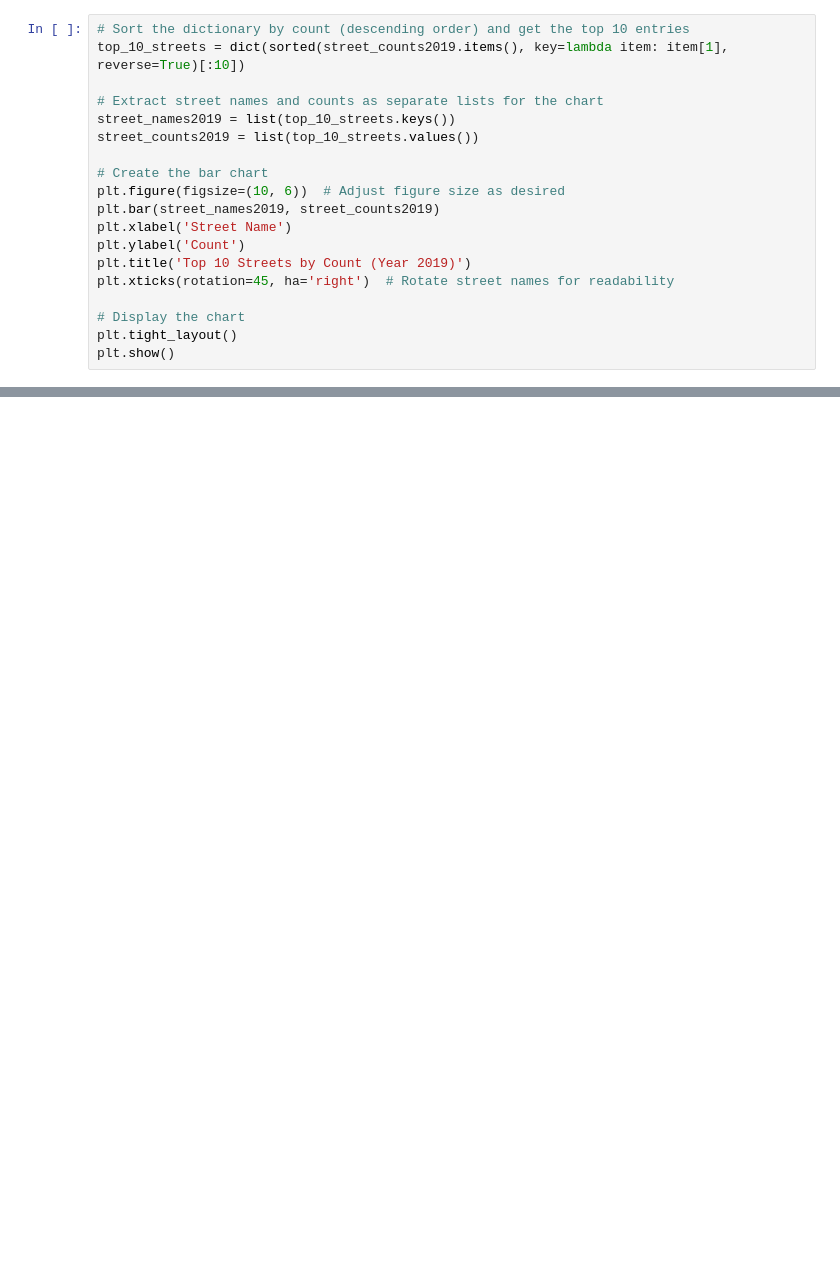
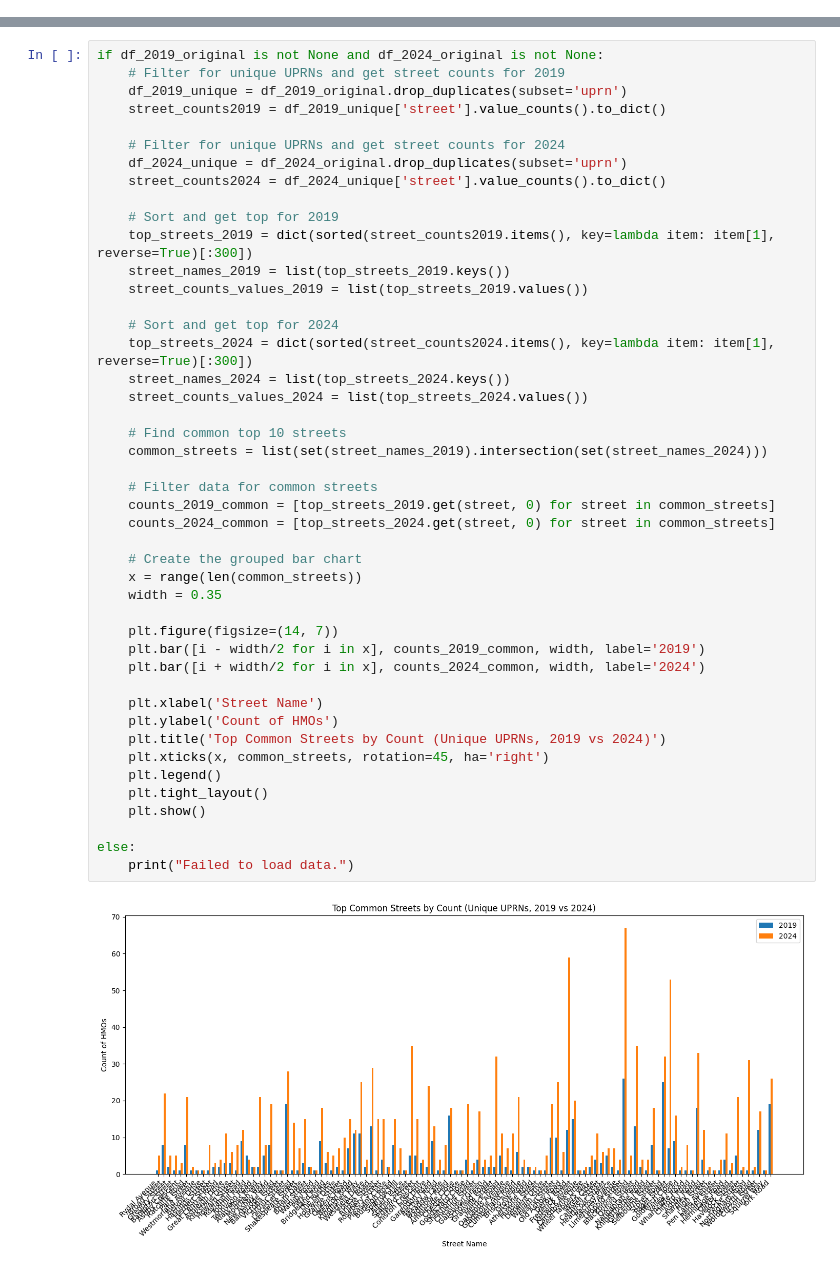
Before and after one commit to KoalaGeo/HMO_Registry_Notebooks, a Jupyter notebook: HMO_2019_2024_Loughborough.ipynb, the cells around one changed output, grey strips where cells are left out. Saved outputs shown, nothing was run; the diff lists cells and outputs as text; blank space fills up the shorter version.

```diff
--- a/HMO_2019_2024_Loughborough.ipynb
+++ b/HMO_2019_2024_Loughborough.ipynb
@@ -212,19 +38,0 @@ Keswick Avenue       1
-# %%
-# Sort the dictionary by count (descending order) and get the top 10 entries
-top_10_streets = dict(sorted(street_counts2019.items(), key=lambda item: item[1], reverse=True)[:10])
-
-# Extract street names and counts as separate lists for the chart
-street_names2019 = list(top_10_streets.keys())
-street_counts2019 = list(top_10_streets.values())
-
-# Create the bar chart
-plt.figure(figsize=(10, 6))  # Adjust figure size as desired
-plt.bar(street_names2019, street_counts2019)
-plt.xlabel('Street Name')
-plt.ylabel('Count')
-plt.title('Top 10 Streets by Count (Year 2019)')
-plt.xticks(rotation=45, ha='right')  # Rotate street names for readability
-
-# Display the chart
-plt.tight_layout()
-plt.show()
@@ -232,0 +153,47 @@ plt.show()
+# %%
+if df_2019_original is not None and df_2024_original is not None:
+    # Filter for unique UPRNs and get street counts for 2019
+    df_2019_unique = df_2019_original.drop_duplicates(subset='uprn')
+    street_counts2019 = df_2019_unique['street'].value_counts().to_dict()
+
+    # Filter for unique UPRNs and get street counts for 2024
+    df_2024_unique = df_2024_original.drop_duplicates(subset='uprn')
+    street_counts2024 = df_2024_unique['street'].value_counts().to_dict()
+
+    # Sort and get top for 2019
+    top_streets_2019 = dict(sorted(street_counts2019.items(), key=lambda item: item[1], reverse=True)[:300])
+    street_names_2019 = list(top_streets_2019.keys())
+    street_counts_values_2019 = list(top_streets_2019.values())
+
+    # Sort and get top for 2024
+    top_streets_2024 = dict(sorted(street_counts2024.items(), key=lambda item: item[1], reverse=True)[:300])
+    street_names_2024 = list(top_streets_2024.keys())
+    street_counts_values_2024 = list(top_streets_2024.values())
+
+    # Find common top 10 streets
+    common_streets = list(set(street_names_2019).intersection(set(street_names_2024)))
+
+    # Filter data for common streets
+    counts_2019_common = [top_streets_2019.get(street, 0) for street in common_streets]
+    counts_2024_common = [top_streets_2024.get(street, 0) for street in common_streets]
+
+    # Create the grouped bar chart
+    x = range(len(common_streets))
+    width = 0.35
+
+    plt.figure(figsize=(14, 7))
+    plt.bar([i - width/2 for i in x], counts_2019_common, width, label='2019')
+    plt.bar([i + width/2 for i in x], counts_2024_common, width, label='2024')
+
+    plt.xlabel('Street Name')
+    plt.ylabel('Count of HMOs')
+    plt.title('Top Common Streets by Count (Unique UPRNs, 2019 vs 2024)')
+    plt.xticks(x, common_streets, rotation=45, ha='right')
+    plt.legend()
+    plt.tight_layout()
+    plt.show()
+
+else:
+    print("Failed to load data.")
+# %% [output]
+[figure, added]
```
Also changed, not shown: parts of 19 cells of this notebook.
